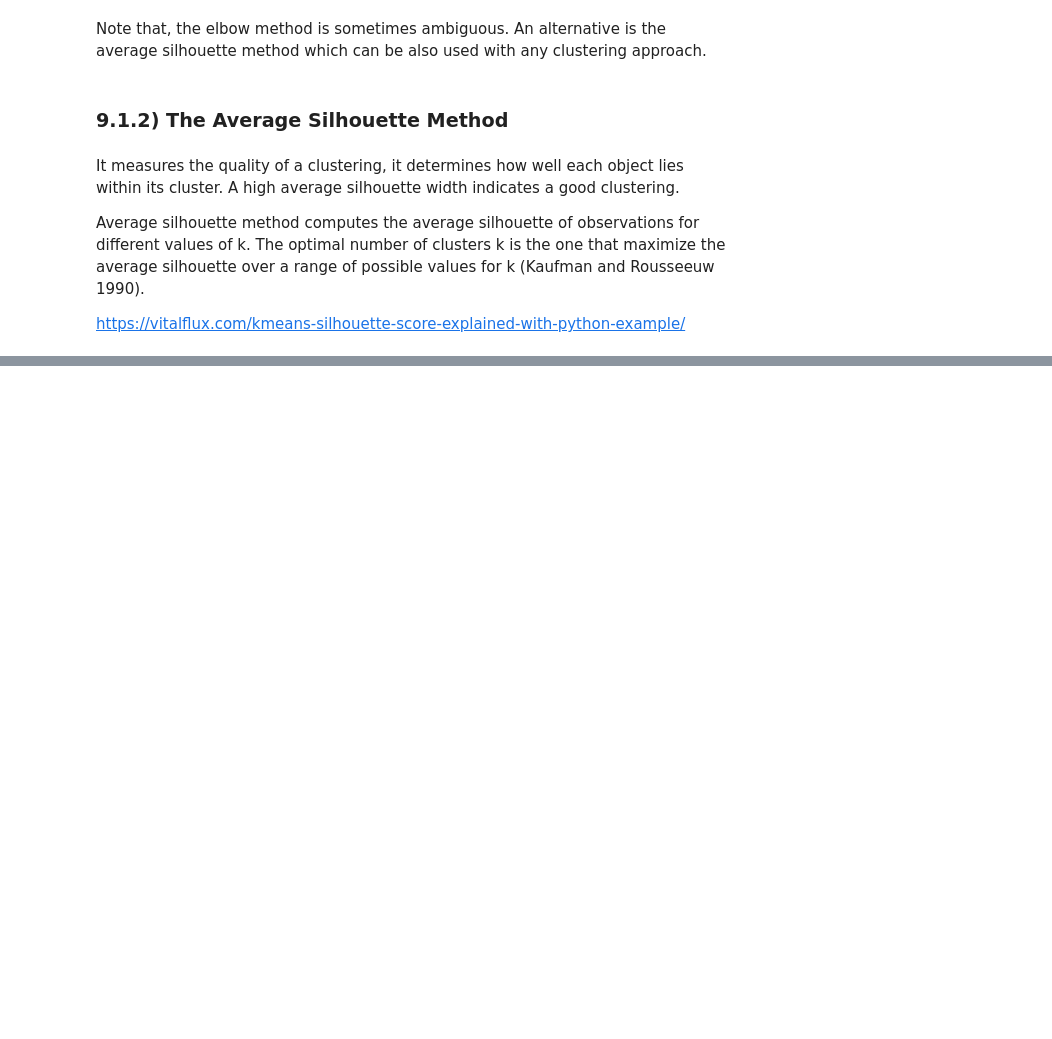
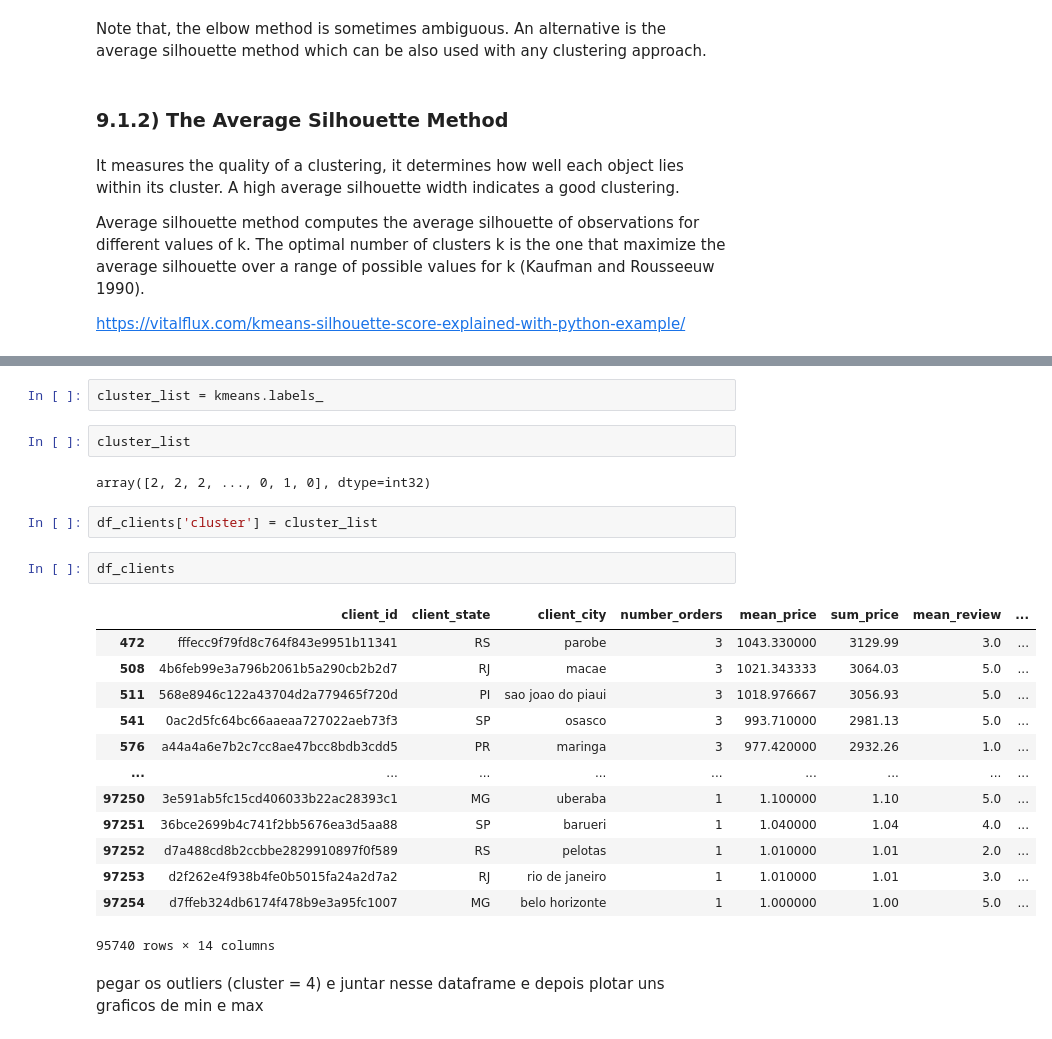
Before and after one commit to barbarafarah/clustering-clients, a Jupyter notebook: classifyng-customers.ipynb, the cells around one changed output, grey strips where cells are left out. Saved outputs shown, nothing was run; the diff lists cells and outputs as text; blank space fills up the shorter version.

```diff
--- a/classifyng-customers.ipynb
+++ b/classifyng-customers.ipynb
@@ -729,0 +740,26 @@ array([[9.48460832e-01, 2.19178082e-01, 0.00000000e+00],
+# %%
+cluster_list = kmeans.labels_
+# %%
+cluster_list
+# %% [output]
+array([2, 2, 2, ..., 0, 1, 0], dtype=int32)
+# %%
+df_clients['cluster'] = cluster_list
+# %%
+df_clients
+# %% [output]
+|  | client_id | client_state | client_city | number_orders | mean_price | sum_price | mean_review | ... |
+| 472 | fffecc9f79fd8c764f843e9951b11341 | RS | parobe | 3 | 1043.330000 | 3129.99 | 3.0 | ... |
+| 508 | 4b6feb99e3a796b2061b5a290cb2b2d7 | RJ | macae | 3 | 1021.343333 | 3064.03 | 5.0 | ... |
+| 511 | 568e8946c122a43704d2a779465f720d | PI | sao joao do piaui | 3 | 1018.976667 | 3056.93 | 5.0 | ... |
+| 541 | 0ac2d5fc64bc66aaeaa727022aeb73f3 | SP | osasco | 3 | 993.710000 | 2981.13 | 5.0 | ... |
+| 576 | a44a4a6e7b2c7cc8ae47bcc8bdb3cdd5 | PR | maringa | 3 | 977.420000 | 2932.26 | 1.0 | ... |
+| ... | ... | ... | ... | ... | ... | ... | ... | ... |
+| 97250 | 3e591ab5fc15cd406033b22ac28393c1 | MG | uberaba | 1 | 1.100000 | 1.10 | 5.0 | ... |
+| 97251 | 36bce2699b4c741f2bb5676ea3d5aa88 | SP | barueri | 1 | 1.040000 | 1.04 | 4.0 | ... |
+| 97252 | d7a488cd8b2ccbbe2829910897f0f589 | RS | pelotas | 1 | 1.010000 | 1.01 | 2.0 | ... |
+| 97253 | d2f262e4f938b4fe0b5015fa24a2d7a2 | RJ | rio de janeiro | 1 | 1.010000 | 1.01 | 3.0 | ... |
+| 97254 | d7ffeb324db6174f478b9e3a95fc1007 | MG | belo horizonte | 1 | 1.000000 | 1.00 | 5.0 | ... |
+95740 rows × 14 columns
+# %% [markdown]
+pegar os outliers (cluster = 4) e juntar nesse dataframe e depois plotar uns graficos de min e max
```
Also changed, not shown: parts of 32 cells of this notebook.
